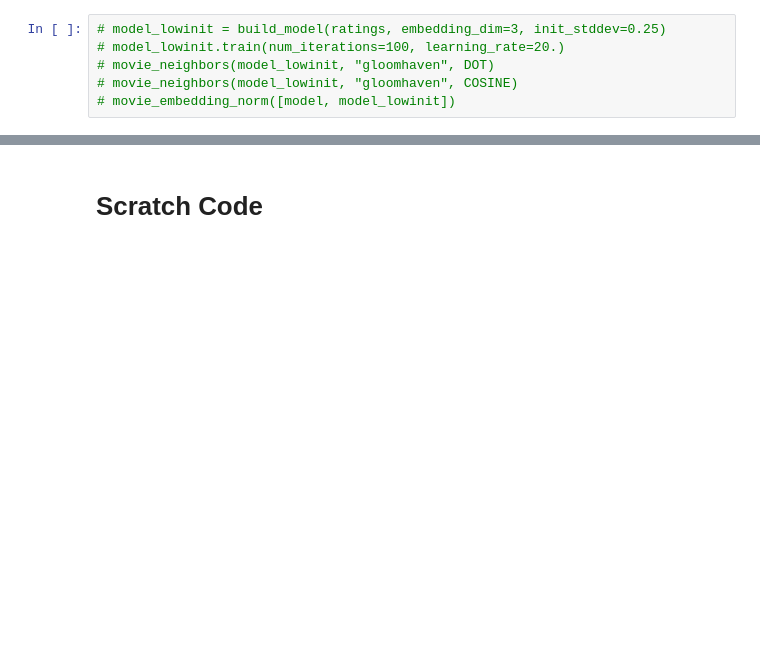
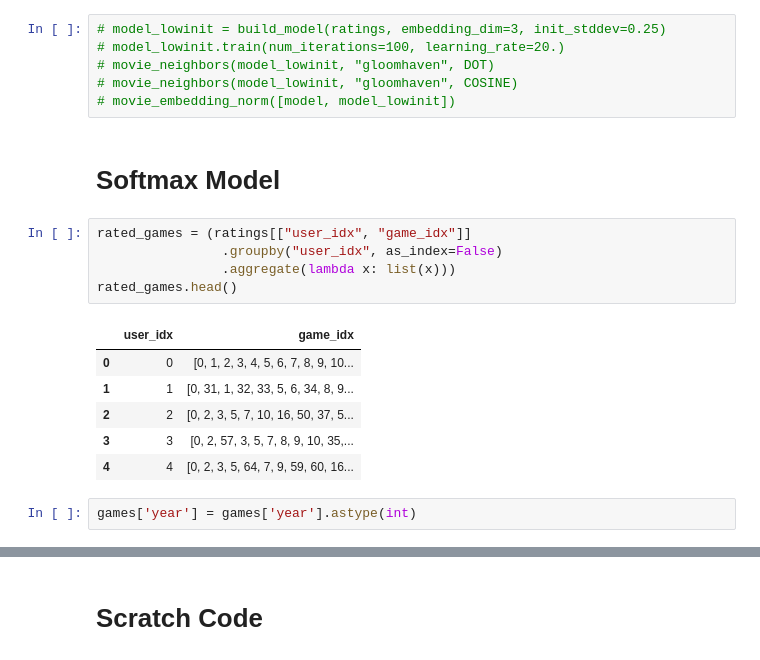
Before and after one commit to MarshallKrakauer/BGGAnalysis, a Jupyter notebook: Player Ratings.ipynb, the cells around one changed output, grey strips where cells are left out. Drawn from its saved outputs; the diff is of its cells as text; blank space fills up the shorter version.

Commit message:
start softmax model

```diff
--- a/Player Ratings.ipynb
+++ b/Player Ratings.ipynb
@@ -632,3 +643,19 @@ ARRAY SIZES
 # movie_neighbors(model_lowinit, "gloomhaven", DOT)
 # movie_neighbors(model_lowinit, "gloomhaven", COSINE)
 # movie_embedding_norm([model, model_lowinit])
+# %% [markdown]
+# Softmax Model
+# %%
+rated_games = (ratings[["user_idx", "game_idx"]]
+                .groupby("user_idx", as_index=False)
+                .aggregate(lambda x: list(x)))
+rated_games.head()
+# %% [output]
+|  | user_idx | game_idx |
+| 0 | 0 | [0, 1, 2, 3, 4, 5, 6, 7, 8, 9, 10... |
+| 1 | 1 | [0, 31, 1, 32, 33, 5, 6, 34, 8, 9... |
+| 2 | 2 | [0, 2, 3, 5, 7, 10, 16, 50, 37, 5... |
+| 3 | 3 | [0, 2, 57, 3, 5, 7, 8, 9, 10, 35,... |
+| 4 | 4 | [0, 2, 3, 5, 64, 7, 9, 59, 60, 16... |
+# %%
+games['year'] = games['year'].astype(int)
```
Also changed, not shown: parts of 18 cells of this notebook.
